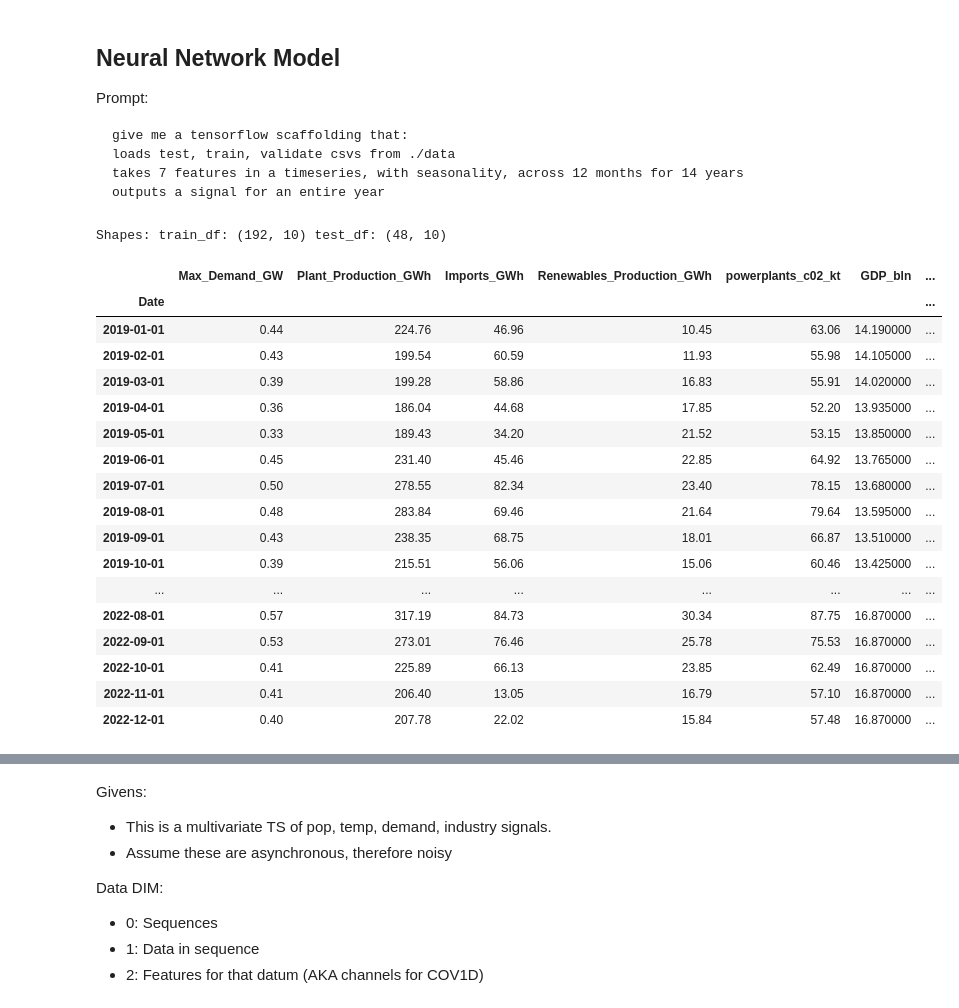
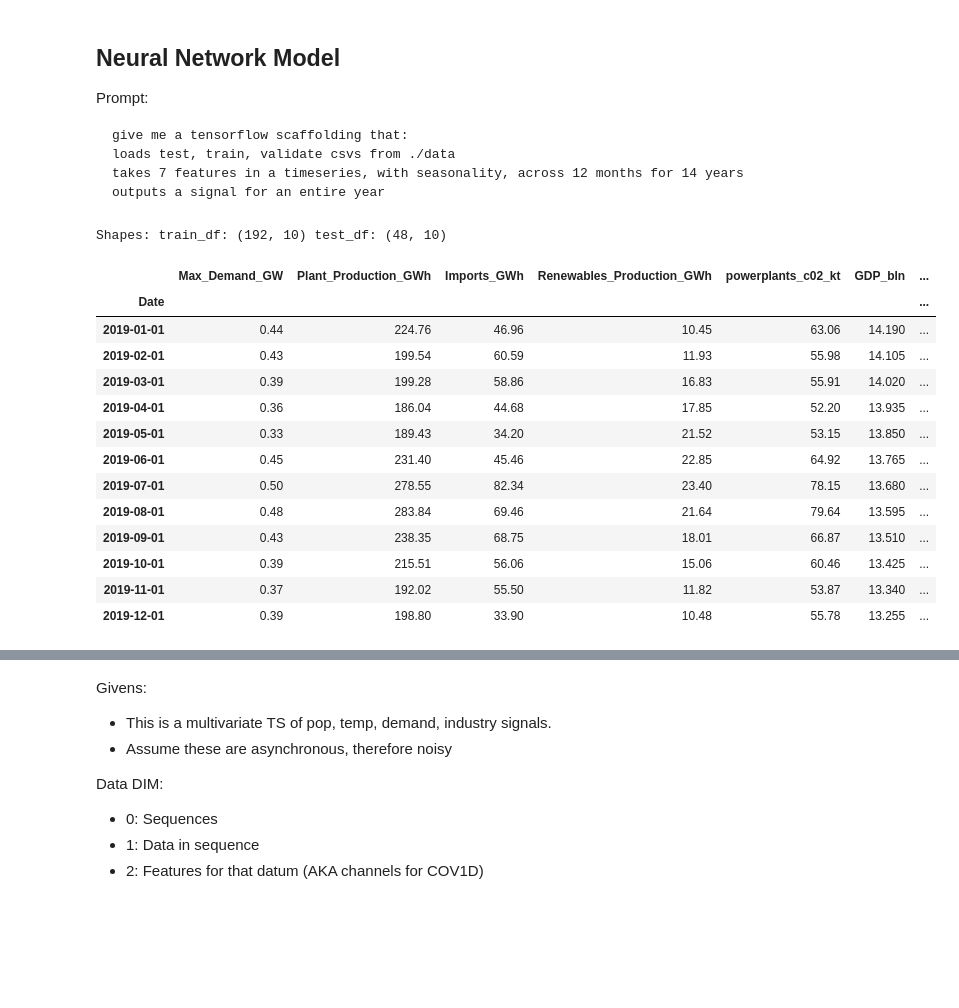
Before and after one commit to ATECO-malta/applied_ml_assignment, a Jupyter notebook: nn_model.ipynb, the cells around one changed output, grey strips where cells are left out. Saved outputs shown, nothing was run; the diff lists cells and outputs as text; code cells hidden in the pictures; blank space fills up the shorter version.

```diff
--- a/nn_model.ipynb
+++ b/nn_model.ipynb
@@ -14,48 +14,42 @@ outputs a signal for an entire year
 # %%
 from datetime import datetime
 import numpy as np
 import pandas as pd
 
 
 
 import matplotlib.pyplot as plt
 
 
-
 DATA_PATH = "./data"
 
 
 
 END_DATE = datetime(2022, 12, 31)
 
-
 train_df = pd.read_csv(f"{DATA_PATH}/train_data.csv", index_col=0, parse_dates=True)
-
-
 test_df = pd.read_csv(f"{DATA_PATH}/test_data.csv", index_col=0, parse_dates=True)
 test_df = test_df[test_df.index <= END_DATE]
 
 
 
 print(f"Shapes: train_df: {train_df.shape} test_df: {test_df.shape}")
-test_df
+
+
+test_df.head(12)
 # %% [output]
 Shapes: train_df: (192, 10) test_df: (48, 10)
 |  | Max_Demand_GW | Plant_Production_GWh | Imports_GWh | Renewables_Production_GWh | powerplants_c02_kt | GDP_bln | ... |
 | Date |  |  |  |  |  |  | ... |
-| 2019-01-01 | 0.44 | 224.76 | 46.96 | 10.45 | 63.06 | 14.190000 | ... |
-| 2019-02-01 | 0.43 | 199.54 | 60.59 | 11.93 | 55.98 | 14.105000 | ... |
-| 2019-03-01 | 0.39 | 199.28 | 58.86 | 16.83 | 55.91 | 14.020000 | ... |
-| 2019-04-01 | 0.36 | 186.04 | 44.68 | 17.85 | 52.20 | 13.935000 | ... |
-| 2019-05-01 | 0.33 | 189.43 | 34.20 | 21.52 | 53.15 | 13.850000 | ... |
-| 2019-06-01 | 0.45 | 231.40 | 45.46 | 22.85 | 64.92 | 13.765000 | ... |
-| 2019-07-01 | 0.50 | 278.55 | 82.34 | 23.40 | 78.15 | 13.680000 | ... |
-| 2019-08-01 | 0.48 | 283.84 | 69.46 | 21.64 | 79.64 | 13.595000 | ... |
-| 2019-09-01 | 0.43 | 238.35 | 68.75 | 18.01 | 66.87 | 13.510000 | ... |
-| 2019-10-01 | 0.39 | 215.51 | 56.06 | 15.06 | 60.46 | 13.425000 | ... |
-| ... | ... | ... | ... | ... | ... | ... | ... |
-| 2022-08-01 | 0.57 | 317.19 | 84.73 | 30.34 | 87.75 | 16.870000 | ... |
-| 2022-09-01 | 0.53 | 273.01 | 76.46 | 25.78 | 75.53 | 16.870000 | ... |
-| 2022-10-01 | 0.41 | 225.89 | 66.13 | 23.85 | 62.49 | 16.870000 | ... |
-| 2022-11-01 | 0.41 | 206.40 | 13.05 | 16.79 | 57.10 | 16.870000 | ... |
-| 2022-12-01 | 0.40 | 207.78 | 22.02 | 15.84 | 57.48 | 16.870000 | ... |
+| 2019-01-01 | 0.44 | 224.76 | 46.96 | 10.45 | 63.06 | 14.190 | ... |
+| 2019-02-01 | 0.43 | 199.54 | 60.59 | 11.93 | 55.98 | 14.105 | ... |
+| 2019-03-01 | 0.39 | 199.28 | 58.86 | 16.83 | 55.91 | 14.020 | ... |
+| 2019-04-01 | 0.36 | 186.04 | 44.68 | 17.85 | 52.20 | 13.935 | ... |
+| 2019-05-01 | 0.33 | 189.43 | 34.20 | 21.52 | 53.15 | 13.850 | ... |
+| 2019-06-01 | 0.45 | 231.40 | 45.46 | 22.85 | 64.92 | 13.765 | ... |
+| 2019-07-01 | 0.50 | 278.55 | 82.34 | 23.40 | 78.15 | 13.680 | ... |
+| 2019-08-01 | 0.48 | 283.84 | 69.46 | 21.64 | 79.64 | 13.595 | ... |
+| 2019-09-01 | 0.43 | 238.35 | 68.75 | 18.01 | 66.87 | 13.510 | ... |
+| 2019-10-01 | 0.39 | 215.51 | 56.06 | 15.06 | 60.46 | 13.425 | ... |
+| 2019-11-01 | 0.37 | 192.02 | 55.50 | 11.82 | 53.87 | 13.340 | ... |
+| 2019-12-01 | 0.39 | 198.80 | 33.90 | 10.48 | 55.78 | 13.255 | ... |
```
Also changed, not shown: parts of 10 cells of this notebook, 1 other file.
